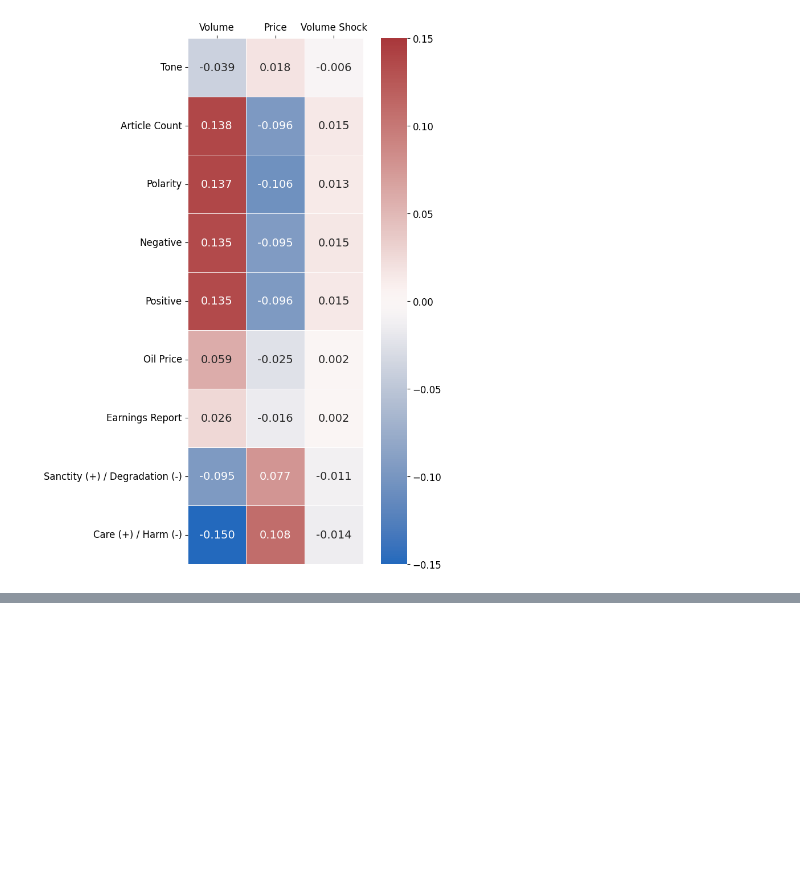
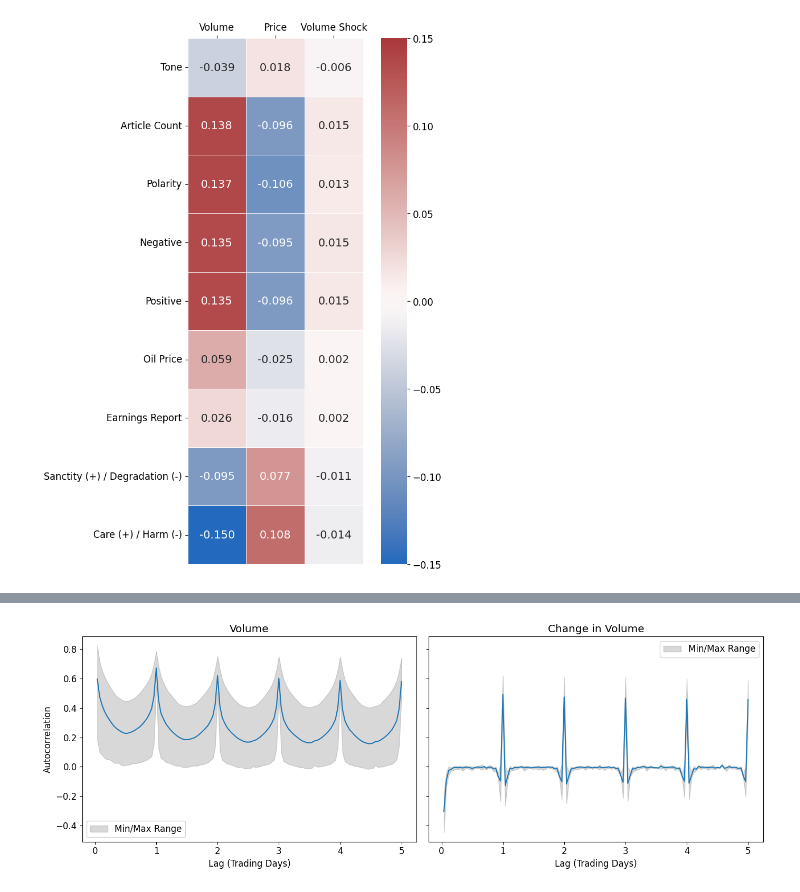
Before and after one commit to svanomm/sentiment-volume-forecasting, a Jupyter notebook: Scripts/04 Basic Analysis/03 Stock Correlations.ipynb, the cells around one changed output, grey strips where cells are left out. Drawn from its saved outputs; the diff is of its cells as text; code cells hidden in the pictures; blank space fills up the shorter version.

```diff
--- a/Scripts/04 Basic Analysis/03 Stock Correlations.ipynb
+++ b/Scripts/04 Basic Analysis/03 Stock Correlations.ipynb
@@ -186,0 +166,26 @@ plt.show()
+# %%
+table_df1 = table_df[table_df['Description']==' Volume']
+table_df2 = table_df[table_df['Description']==' Change']
+# %%
+# Plot mean autocorrelation for Volume and Change side by side
+fig, axes = plt.subplots(1, 2, figsize=(14, 5), sharey=True)
+
+# Volume plot
+sns.lineplot(data=table_df1, x='Lag', y='Autocorrelation', ax=axes[0])
+axes[0].fill_between(table_df1['Lag'], table_df1['min'], table_df1['max'], color='gray', alpha=0.3, label='Min/Max Range')
+axes[0].set_xlabel('Lag (Trading Days)')
+axes[0].set_ylabel('Autocorrelation')
+axes[0].set_title('Volume')
+axes[0].legend()
+
+# Change plot
+sns.lineplot(data=table_df2, x='Lag', y='Autocorrelation', ax=axes[1])
+axes[1].fill_between(table_df2['Lag'], table_df2['min'], table_df2['max'], color='gray', alpha=0.3, label='Min/Max Range')
+axes[1].set_xlabel('Lag (Trading Days)')
+axes[1].set_title('Change in Volume')
+axes[1].legend()
+
+plt.tight_layout()
+plt.savefig('../../Output/Volume Autocorrelations.pdf')
+# %% [output]
+[figure, added]
```
Also changed, not shown: parts of 12 cells of this notebook, 36 other files.
